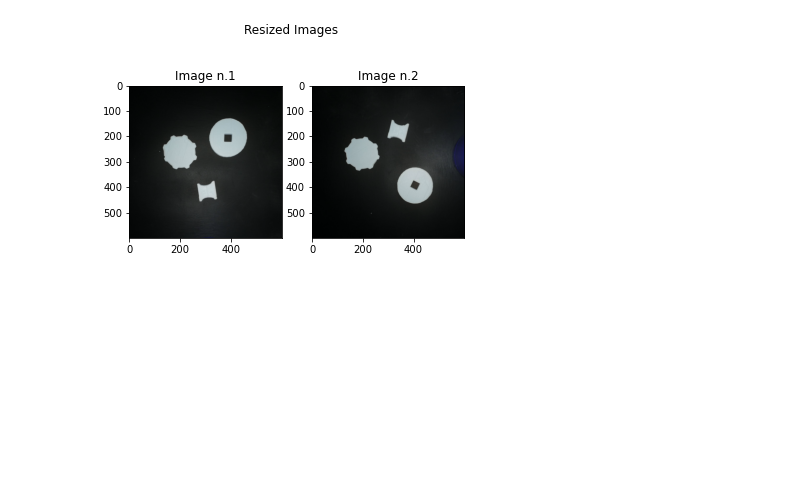
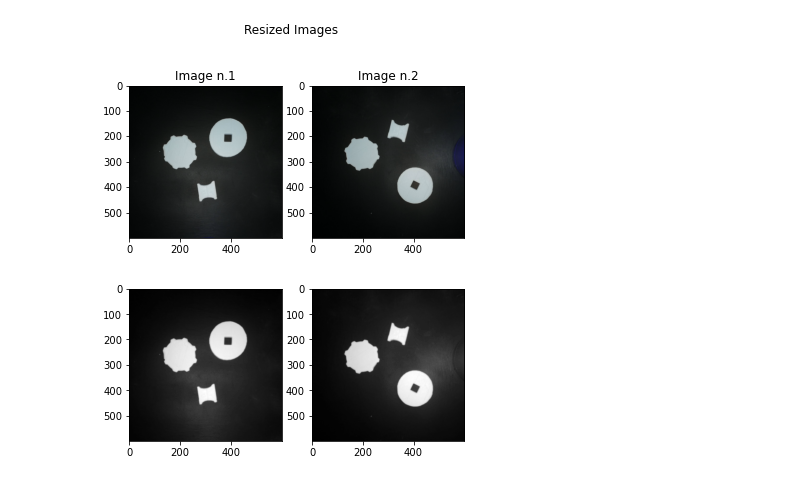
Before and after one commit to MarvinMVargas/Clase-de-Sistemas-de-Visi-n, a Jupyter notebook: PIA/VSNM_PIA.ipynb, the cells around one changed output. Cells and saved outputs as stored; diff of their text form; code cells hidden in the pictures; blank space fills up the shorter version.

```diff
--- a/PIA/VSNM_PIA.ipynb
+++ b/PIA/VSNM_PIA.ipynb
@@ -30,7 +55,7 @@ rsImgs = []
 for img in ogImgs:
     rsImgs.append(cv.resize(img,newImgShape))
 
-fig,axs = plt.subplots(1,len(imgs))
+fig,axs = plt.subplots(1,len(rsImgs))
 fig.suptitle("Resized Images")
 
 for i in range(len(axs)):
@@ -38,18 +63,19 @@ for i in range(len(axs)):
     axs[i].imshow(rsImgs[i])
 # %% [output]
 [figure]
-# %%
-treshold = 210
-blckImg = np.zeros(rsImgs[0].shape)
-
-grayImgs = []
-binaryImgs = []
-
-for img in rsImgs:
-    grayImgs.append(cv.cvtColor(img,cv.COLOR_BGR2GRAY))
-
-for i in range(len(grayImgs)):
-    binaryImgs.append(np.zeros(grayImgs[i].shape))
-    calculateBinary(grayImgs[i],binaryImgs[i],treshold)
-
-fig, axs
+# %%
+grayImgs = []
+blurImgs = []
+
+for img in rsImgs:
+    grayImgs.append(cv.cvtColor(img,cv.COLOR_BGR2GRAY))
+
+for img in grayImgs:
+    blurImgs.append(cv.GaussianBlur(img,(5,5),0))
+
+fig,axs = plt.subplots(1,2)
+
+for i in range(len(blurImgs)):
+    axs[i].imshow(blurImgs[i], cmap = 'gray')
+# %% [output]
+[figure, added]
```
Also changed, not shown: parts of 4 cells of this notebook.
